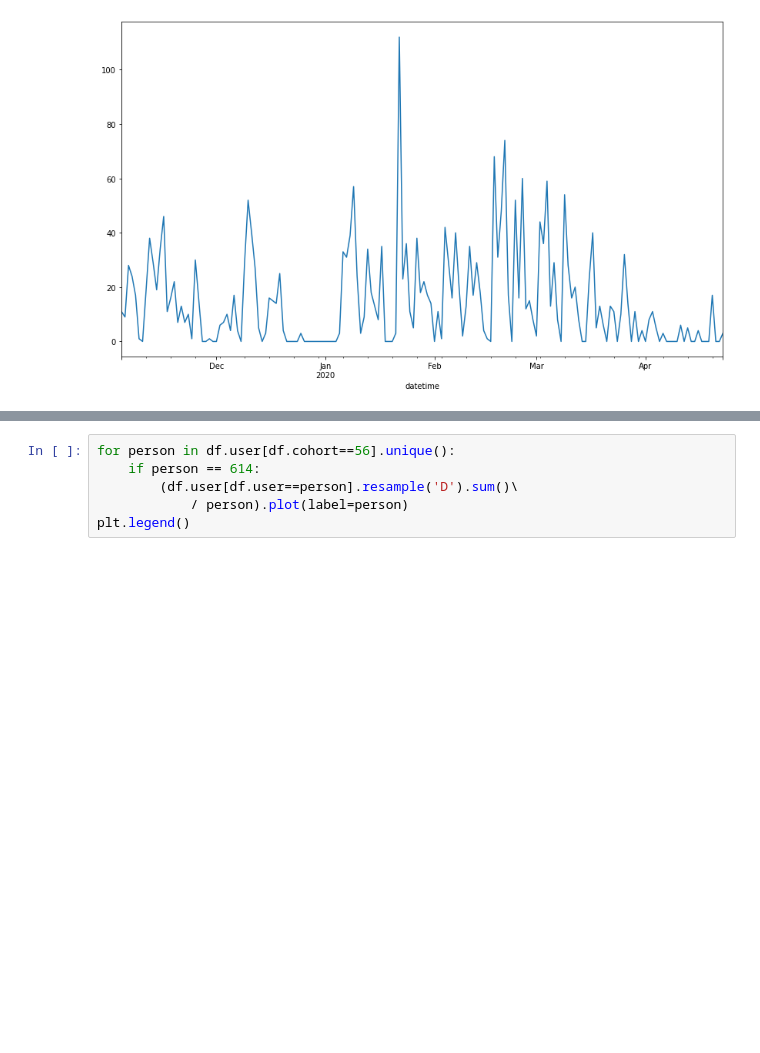
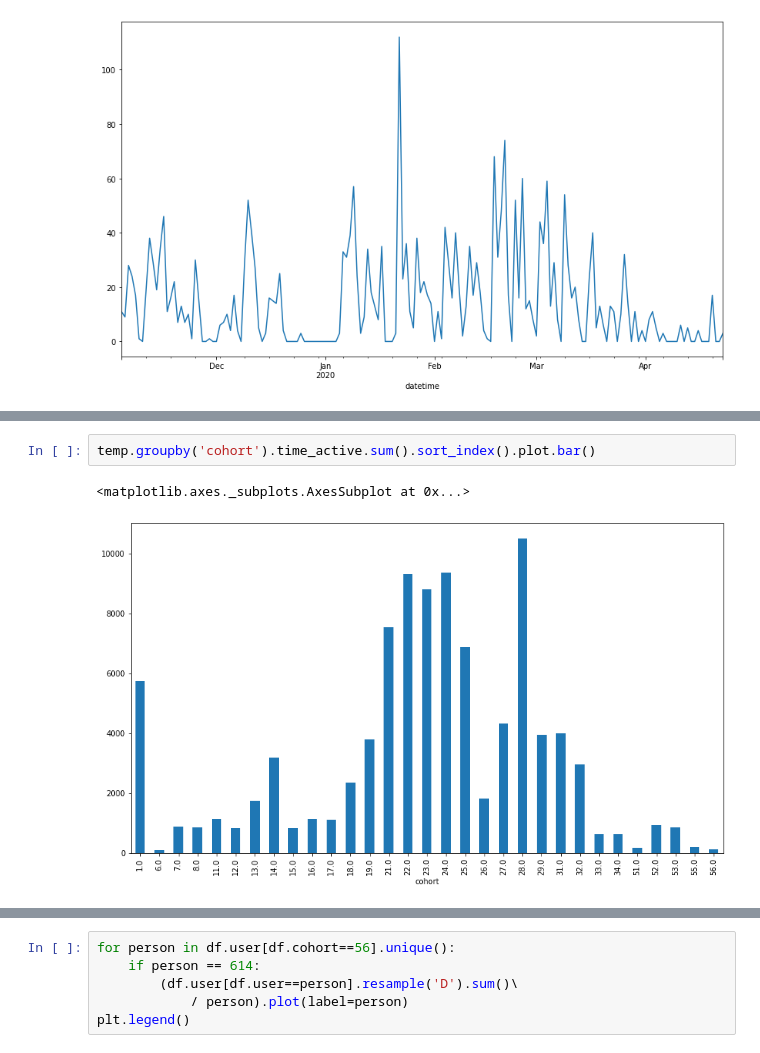
Before and after one commit to CameronGTaylor/anomaly_detection, a Jupyter notebook: time_series_anomaly_detection.ipynb, the cells around one changed output, grey strips where cells are left out. Drawn from its saved outputs; the diff is of its cells as text; blank space fills up the shorter version.

```diff
--- a/time_series_anomaly_detection.ipynb
+++ b/time_series_anomaly_detection.ipynb
@@ -74,0 +267,5 @@ def active_time_for_users(cohort):
+# %%
+temp.groupby('cohort').time_active.sum().sort_index().plot.bar()
+# %% [output]
+<matplotlib.axes._subplots.AxesSubplot at 0x...>
+[figure, added]
```
Also changed, not shown: parts of 42 cells of this notebook.
